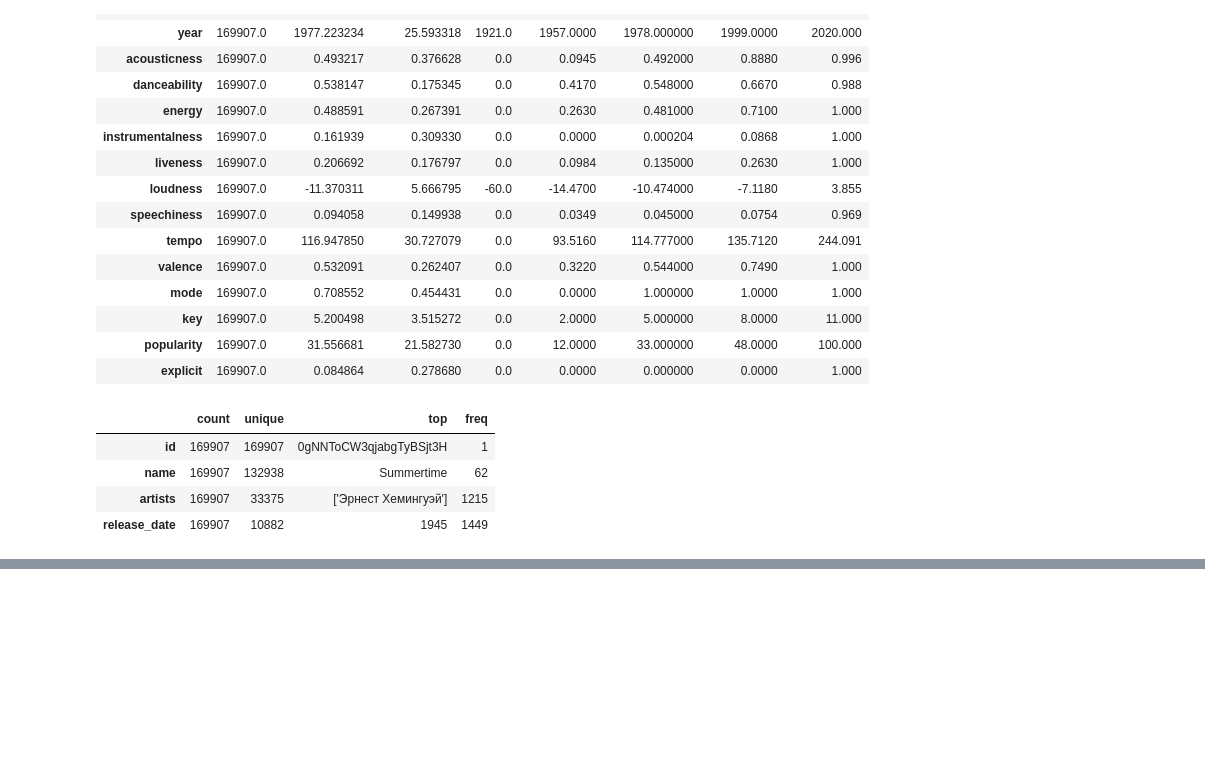
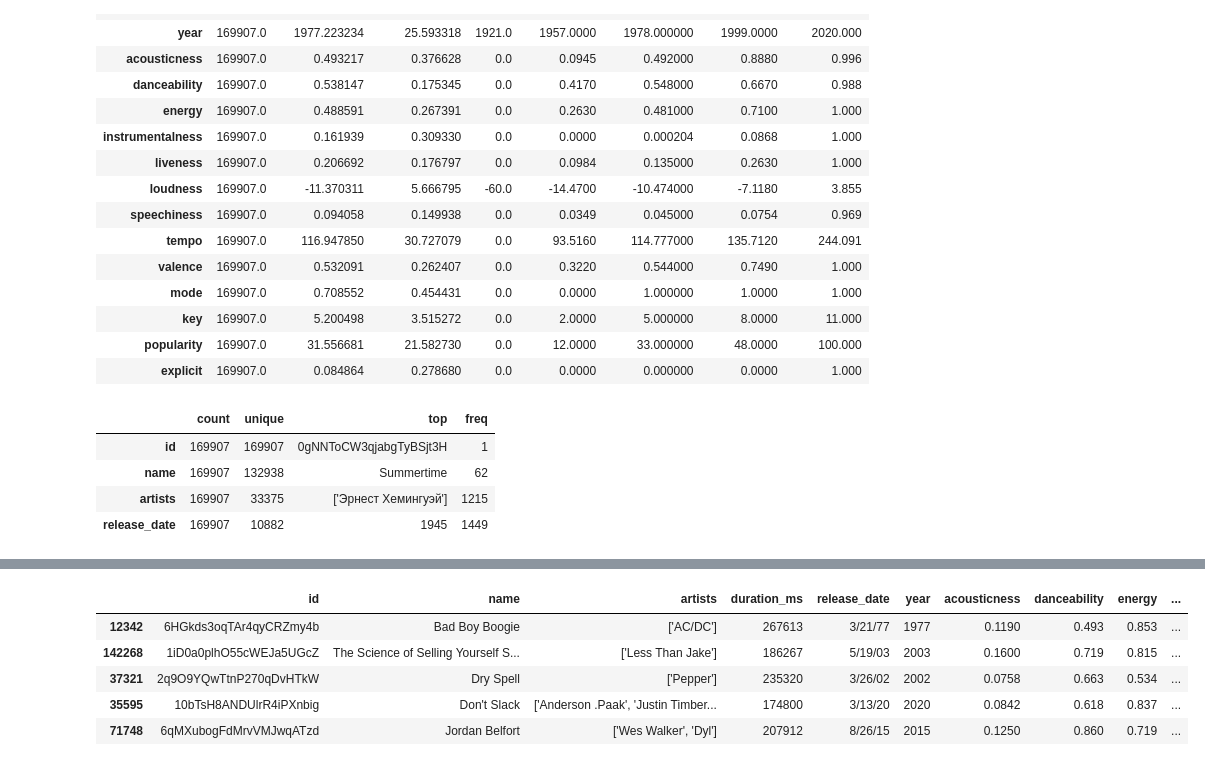
Before and after one commit to annassanchez/lab-eda, a Jupyter notebook: lab_eda_20221121.ipynb, the cells around one changed output, grey strips where cells are left out. Saved outputs shown, nothing was run; the diff lists cells and outputs as text; code cells hidden in the pictures; blank space fills up the shorter version.

```diff
--- a/lab_eda_20221121.ipynb
+++ b/lab_eda_20221121.ipynb
@@ -238,0 +194,9 @@ ParserError: Unknown string format: None/1966/1966 present at position 4
+# %%
+df[df['release_date_length'] == 7].sample(5)
+# %% [output]
+|  | id | name | artists | duration_ms | release_date | year | acousticness | danceability | energy | ... |
+| 12342 | 6HGkds3oqTAr4qyCRZmy4b | Bad Boy Boogie | ['AC/DC'] | 267613 | 3/21/77 | 1977 | 0.1190 | 0.493 | 0.853 | ... |
+| 142268 | 1iD0a0plhO55cWEJa5UGcZ | The Science of Selling Yourself S... | ['Less Than Jake'] | 186267 | 5/19/03 | 2003 | 0.1600 | 0.719 | 0.815 | ... |
+| 37321 | 2q9O9YQwTtnP270qDvHTkW | Dry Spell | ['Pepper'] | 235320 | 3/26/02 | 2002 | 0.0758 | 0.663 | 0.534 | ... |
+| 35595 | 10bTsH8ANDUlrR4iPXnbig | Don't Slack | ['Anderson .Paak', 'Justin Timber... | 174800 | 3/13/20 | 2020 | 0.0842 | 0.618 | 0.837 | ... |
+| 71748 | 6qMXubogFdMrvVMJwqATzd | Jordan Belfort | ['Wes Walker', 'Dyl'] | 207912 | 8/26/15 | 2015 | 0.1250 | 0.860 | 0.719 | ... |
```
Also changed, not shown: parts of 65 cells of this notebook.
